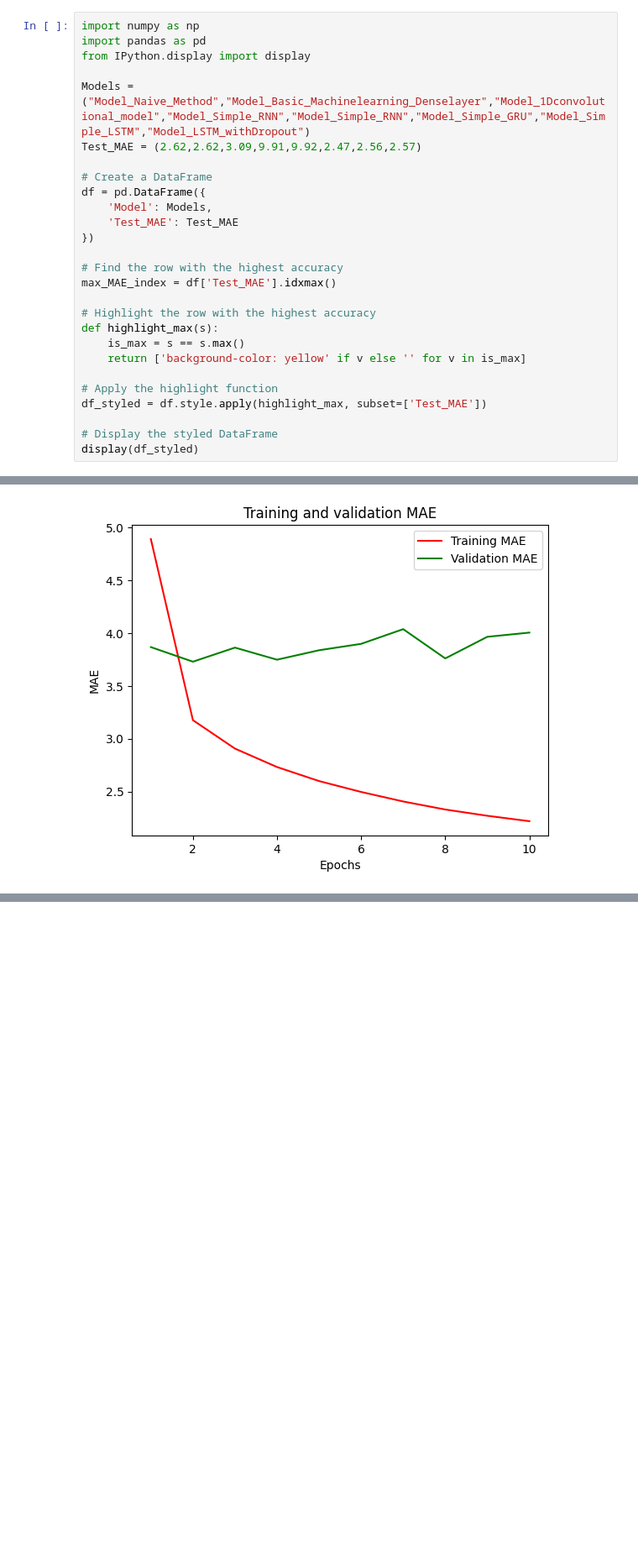
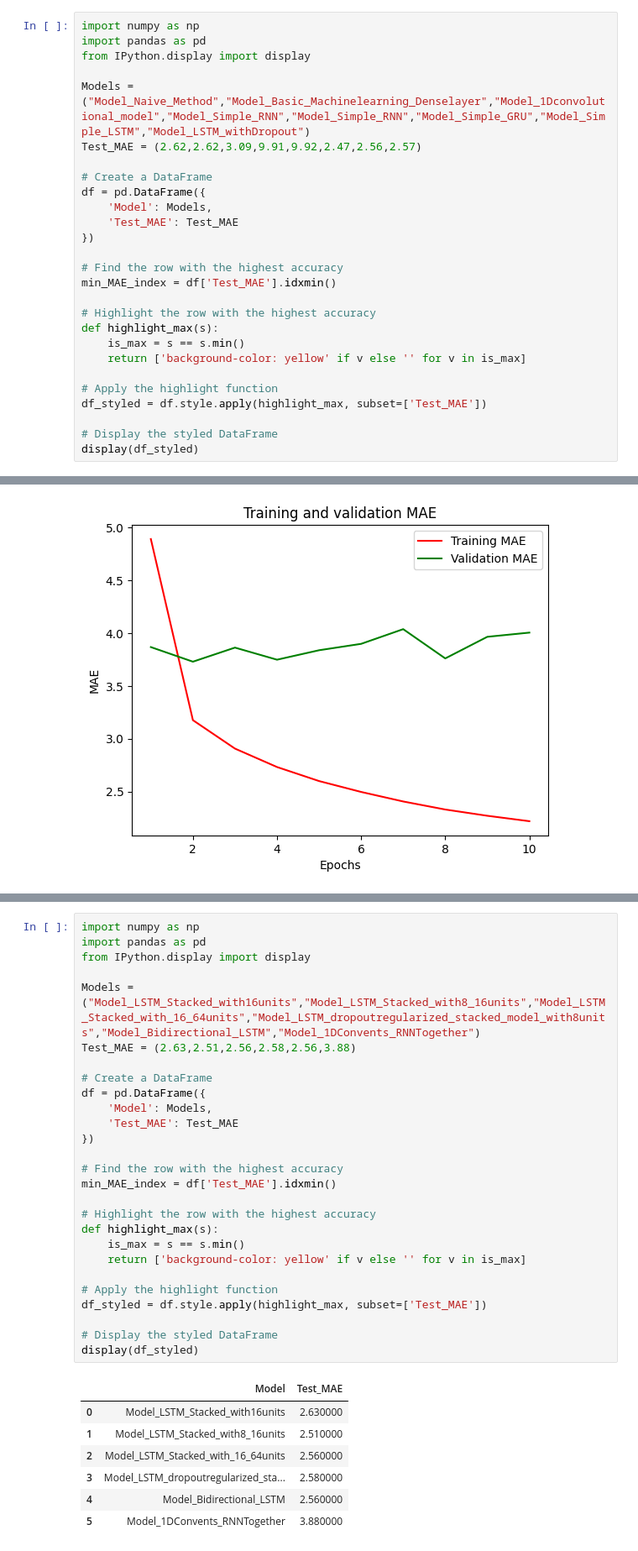
Before and after one commit to 64060kbarot/AML_64061, a Jupyter notebook: Assignment_Weather_Time_Series_RNN.ipynb, the cells around one changed output, grey strips where cells are left out. Shown at 84% size. Cells and saved outputs as stored; diff of their text form; blank space fills up the shorter version.

```diff
--- a/Assignment_Weather_Time_Series_RNN.ipynb
+++ b/Assignment_Weather_Time_Series_RNN.ipynb
@@ -560,11 +552,11 @@ df = pd.DataFrame({
 })
 
 # Find the row with the highest accuracy
-max_MAE_index = df['Test_MAE'].idxmax()
+min_MAE_index = df['Test_MAE'].idxmin()
 
 # Highlight the row with the highest accuracy
 def highlight_max(s):
-    is_max = s == s.max()
+    is_max = s == s.min()
     return ['background-color: yellow' if v else '' for v in is_max]
 
 # Apply the highlight function
@@ -980,0 +962,35 @@ Based on the results I obtained, the combination of 1D convolution and RNN did n
+# %%
+import numpy as np
+import pandas as pd
+from IPython.display import display
+
+Models = ("Model_LSTM_Stacked_with16units","Model_LSTM_Stacked_with8_16units","Model_LSTM_Stacked_with_16_64units","Model_LSTM_dropoutregularized_stacked_model_with8units","Model_Bidirectional_LSTM","Model_1DConvents_RNNTogether")
+Test_MAE = (2.63,2.51,2.56,2.58,2.56,3.88)
+
+# Create a DataFrame
+df = pd.DataFrame({
+    'Model': Models,
+    'Test_MAE': Test_MAE
+})
+
+# Find the row with the highest accuracy
+min_MAE_index = df['Test_MAE'].idxmin()
+
+# Highlight the row with the highest accuracy
+def highlight_max(s):
+    is_max = s == s.min()
+    return ['background-color: yellow' if v else '' for v in is_max]
+
+# Apply the highlight function
+df_styled = df.style.apply(highlight_max, subset=['Test_MAE'])
+
+# Display the styled DataFrame
+display(df_styled)
+# %% [output]
+|  | Model | Test_MAE |
+| 0 | Model_LSTM_Stacked_with16units | 2.630000 |
+| 1 | Model_LSTM_Stacked_with8_16units | 2.510000 |
+| 2 | Model_LSTM_Stacked_with_16_64units | 2.560000 |
+| 3 | Model_LSTM_dropoutregularized_sta... | 2.580000 |
+| 4 | Model_Bidirectional_LSTM | 2.560000 |
+| 5 | Model_1DConvents_RNNTogether | 3.880000 |
```
Also changed, not shown: parts of 11 cells of this notebook.
